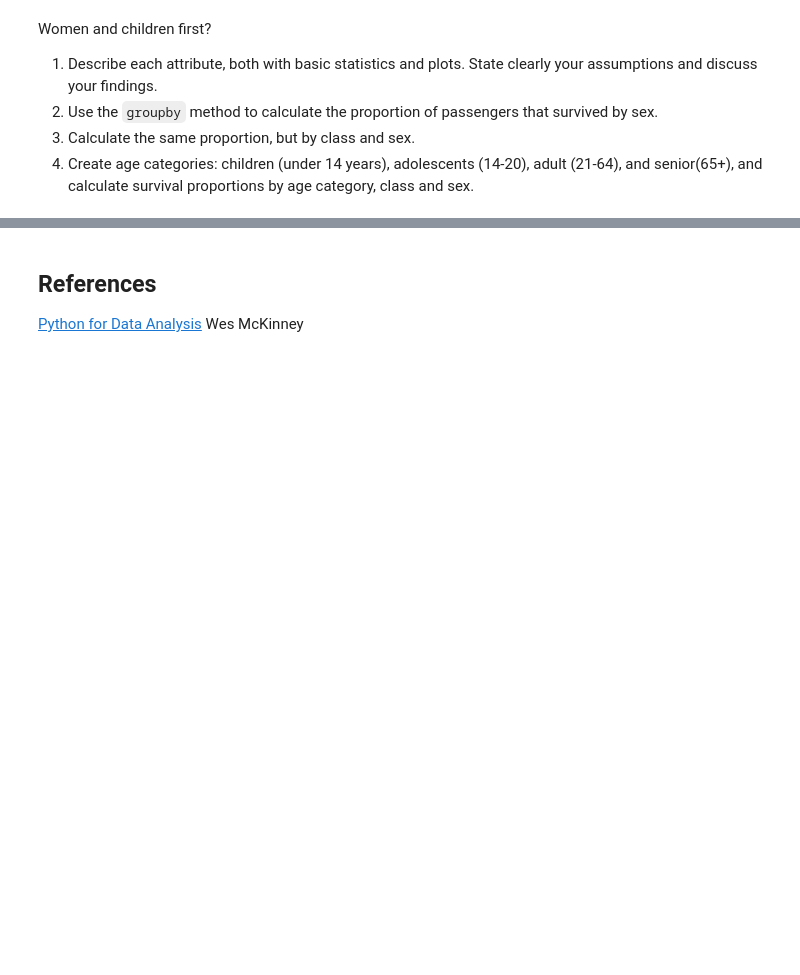
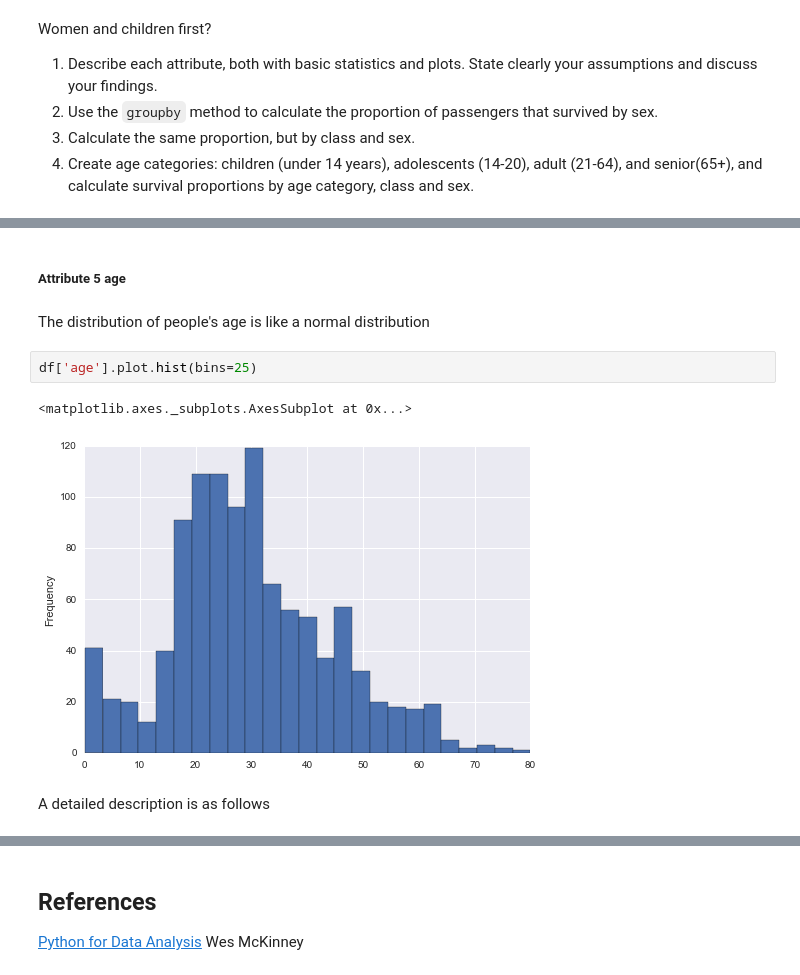
Before and after one commit to fanzhangsuper/fancy_group, a Jupyter notebook: 02 - Intro to Pandas/Data Wrangling with Pandas.ipynb, the cells around one changed output, grey strips where cells are left out. Drawn from its saved outputs; the diff is of its cells as text; blank space fills up the shorter version.

```diff
--- a/02 - Intro to Pandas/Data Wrangling with Pandas.ipynb
+++ b/02 - Intro to Pandas/Data Wrangling with Pandas.ipynb
@@ -720,0 +1811,11 @@ Women and children first?
+# %% [markdown]
+##### Attribute 5 age
+# %% [markdown]
+The distribution of people's age is like a normal distribution
+# %%
+df['age'].plot.hist(bins=25)
+# %% [output]
+<matplotlib.axes._subplots.AxesSubplot at 0x...>
+[figure, added]
+# %% [markdown]
+A detailed description is as follows
```
Also changed, not shown: parts of 206 cells of this notebook, 1 other file.
